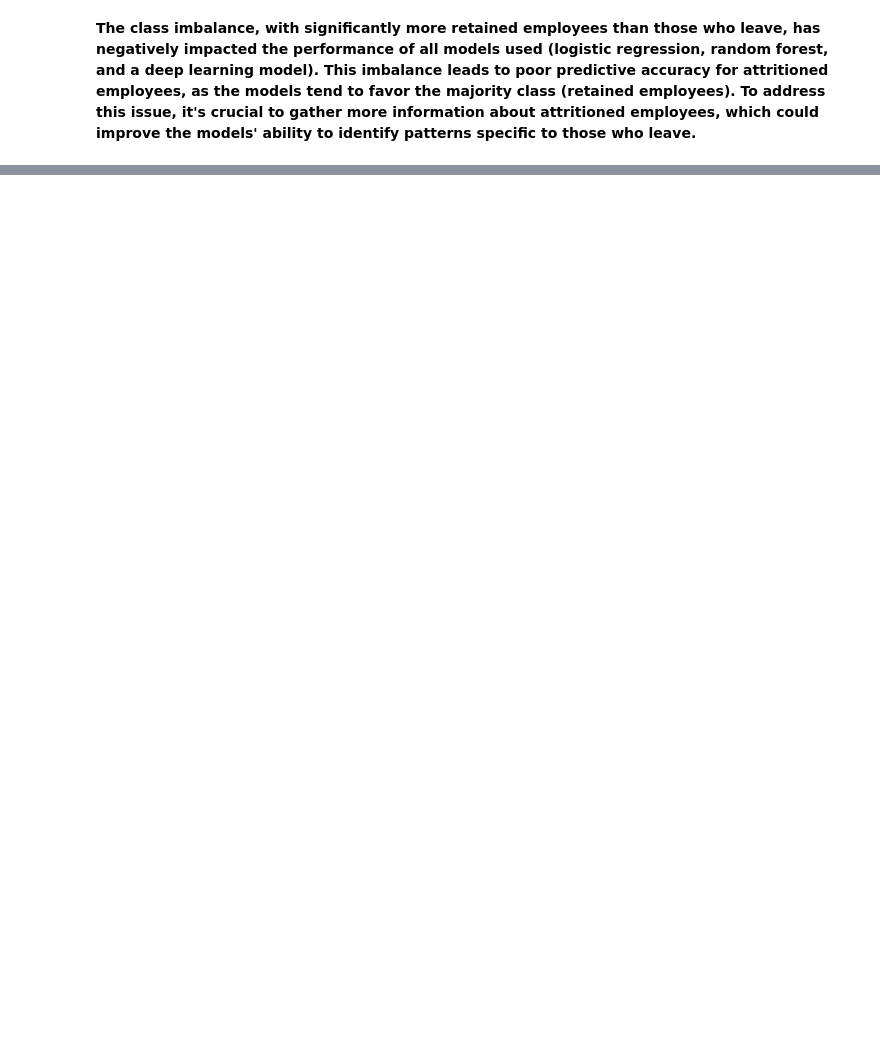
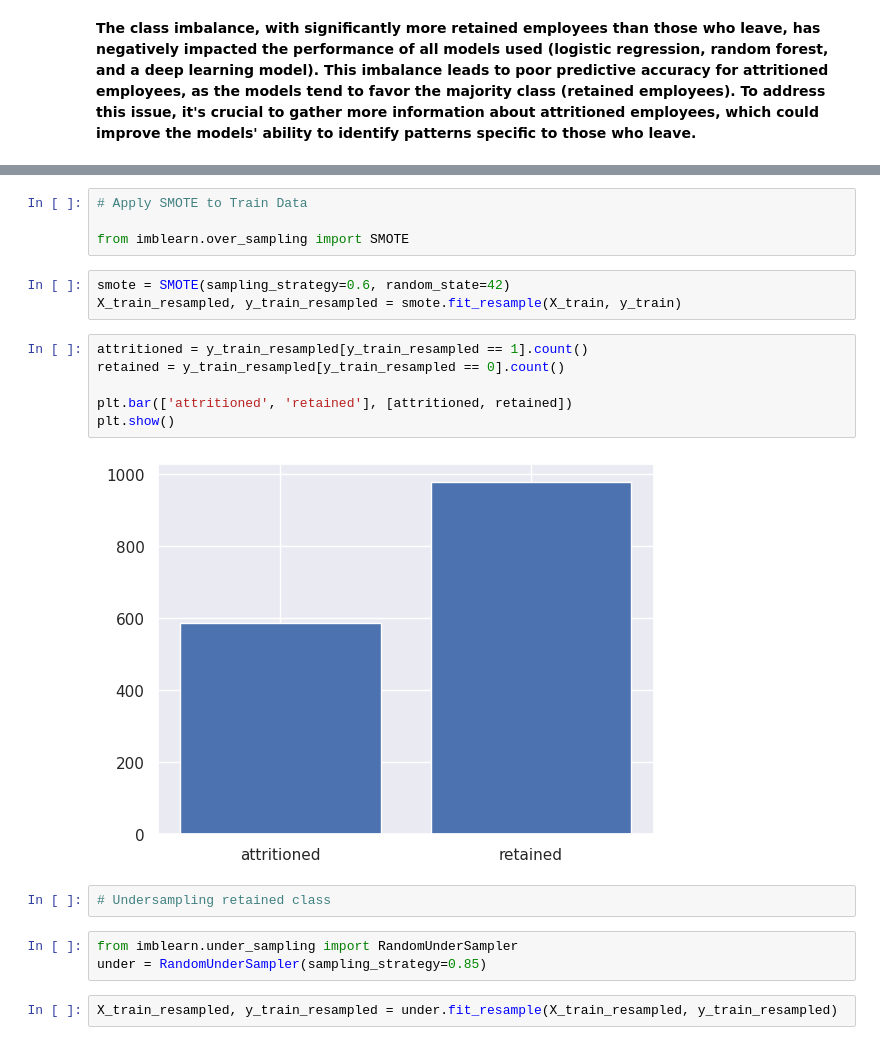
Before and after one commit to Tais19991/Data-Analysis, a Jupyter notebook: Employee_Attrition_Risk_Prediction/Employee_Attrition_Risk_Prediction(Multiple_Models).ipynb, the cells around one changed output, grey strips where cells are left out. Saved outputs shown, nothing was run; the diff lists cells and outputs as text; blank space fills up the shorter version.

```diff
--- a/Attrition_Risk_Prediction__Multiple_Models/Attrition_Risk_Prediction(Multiple_Models).ipynb
+++ b/Employee_Attrition_Risk_Prediction/Employee_Attrition_Risk_Prediction(Multiple_Models).ipynb
@@ -798,0 +841,22 @@ Overall Performance:
+# %%
+# Apply SMOTE to Train Data
+
+from imblearn.over_sampling import SMOTE
+# %%
+smote = SMOTE(sampling_strategy=0.6, random_state=42)
+X_train_resampled, y_train_resampled = smote.fit_resample(X_train, y_train)
+# %%
+attritioned = y_train_resampled[y_train_resampled == 1].count()
+retained = y_train_resampled[y_train_resampled == 0].count()
+
+plt.bar(['attritioned', 'retained'], [attritioned, retained])
+plt.show()
+# %% [output]
+[figure, added]
+# %%
+# Undersampling retained class
+# %%
+from imblearn.under_sampling import RandomUnderSampler
+under = RandomUnderSampler(sampling_strategy=0.85)
+# %%
+X_train_resampled, y_train_resampled = under.fit_resample(X_train_resampled, y_train_resampled)
```
Also changed, not shown: parts of 38 cells of this notebook, 1 other file.
